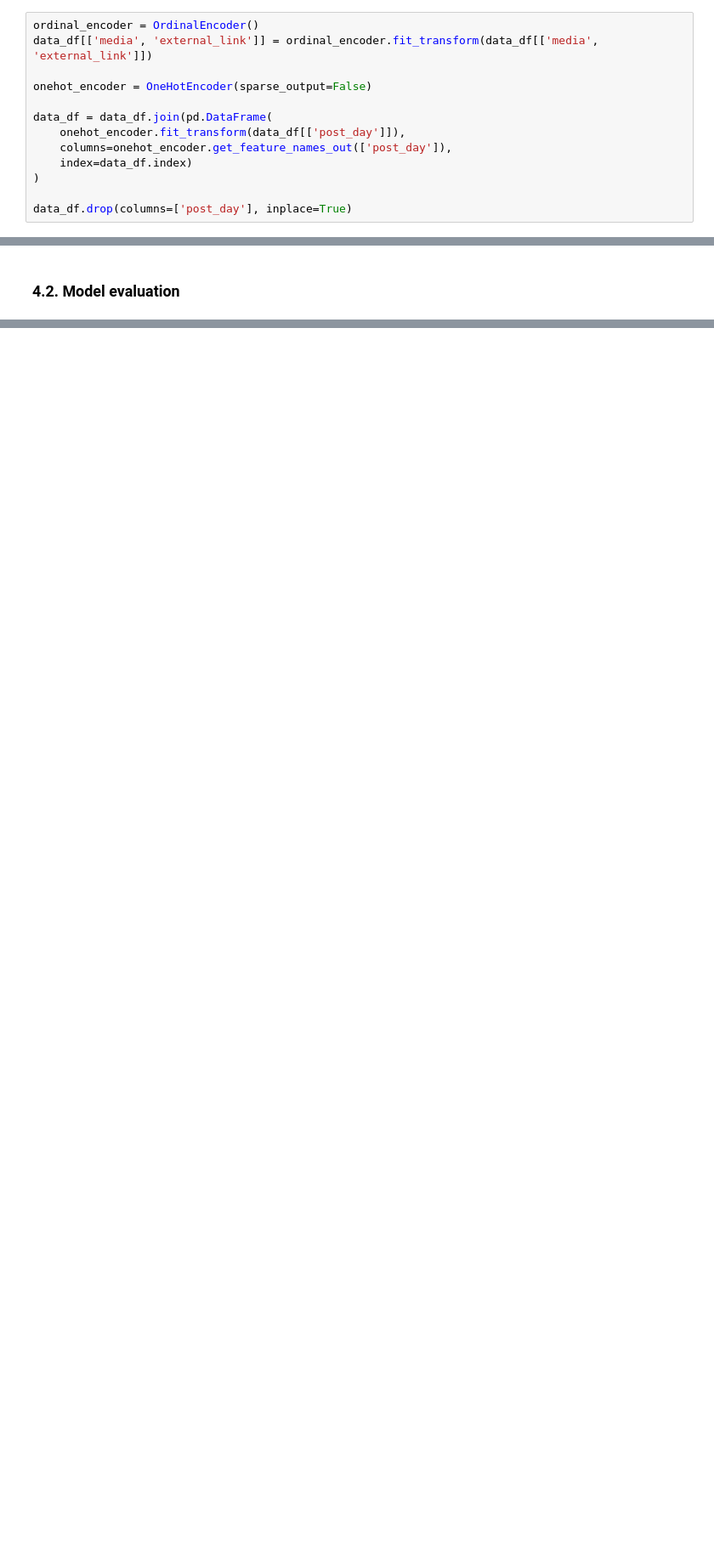
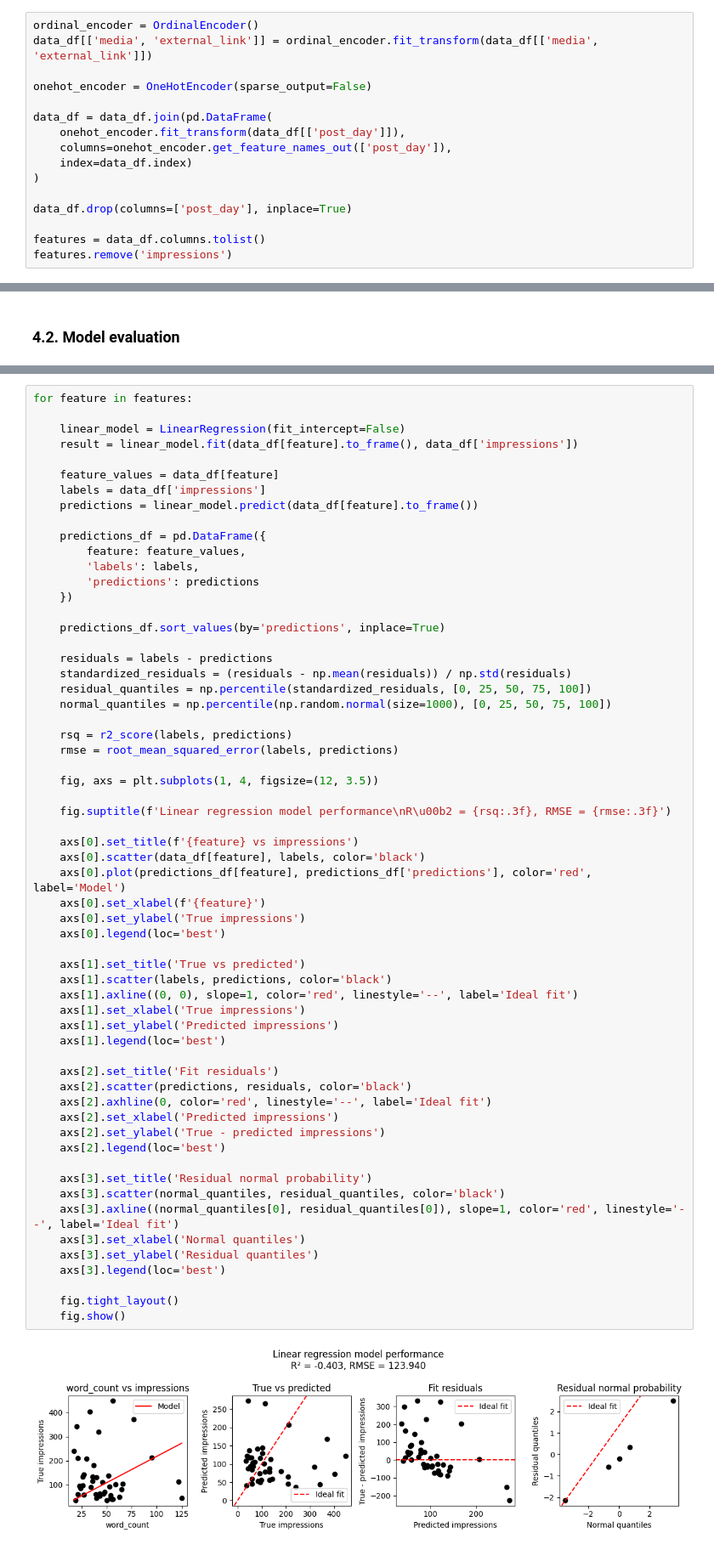
Before and after one commit to gperdrizet/linkedin_analytics, a Jupyter notebook: notebooks/post_impressions.ipynb, the cells around one changed output, grey strips where cells are left out. Shown at 85% size. Saved outputs shown, nothing was run; the diff lists cells and outputs as text; blank space fills up the shorter version.

```diff
--- a/notebooks/post_impressions.ipynb
+++ b/notebooks/post_impressions.ipynb
@@ -221,6 +233,9 @@ data_df = data_df.join(pd.DataFrame(
 )
 
 data_df.drop(columns=['post_day'], inplace=True)
+
+features = data_df.columns.tolist()
+features.remove('impressions')
 # %% [markdown]
 ### 3.4. Feature scaling
 # %%
@@ -304,0 +318,62 @@ plt.show()
+# %%
+for feature in features:
+
+    linear_model = LinearRegression(fit_intercept=False)
+    result = linear_model.fit(data_df[feature].to_frame(), data_df['impressions'])
+
+    feature_values = data_df[feature]
+    labels = data_df['impressions']
+    predictions = linear_model.predict(data_df[feature].to_frame())
+
+    predictions_df = pd.DataFrame({
+        feature: feature_values,
+        'labels': labels,
+        'predictions': predictions
+    })
+
+    predictions_df.sort_values(by='predictions', inplace=True)
+
+    residuals = labels - predictions
+    standardized_residuals = (residuals - np.mean(residuals)) / np.std(residuals)
+    residual_quantiles = np.percentile(standardized_residuals, [0, 25, 50, 75, 100])
+    normal_quantiles = np.percentile(np.random.normal(size=1000), [0, 25, 50, 75, 100])
+
+    rsq = r2_score(labels, predictions)
+    rmse = root_mean_squared_error(labels, predictions)
+
+    fig, axs = plt.subplots(1, 4, figsize=(12, 3.5))
+
+    fig.suptitle(f'Linear regression model performance\nR\u00b2 = {rsq:.3f}, RMSE = {rmse:.3f}')
+
+    axs[0].set_title(f'{feature} vs impressions')
+    axs[0].scatter(data_df[feature], labels, color='black')
+    axs[0].plot(predictions_df[feature], predictions_df['predictions'], color='red', label='Model')
+    axs[0].set_xlabel(f'{feature}')
+    axs[0].set_ylabel('True impressions')
+    axs[0].legend(loc='best')
+
+    axs[1].set_title('True vs predicted')
+    axs[1].scatter(labels, predictions, color='black')
+    axs[1].axline((0, 0), slope=1, color='red', linestyle='--', label='Ideal fit')
+    axs[1].set_xlabel('True impressions')
+    axs[1].set_ylabel('Predicted impressions')
+    axs[1].legend(loc='best')
+
+    axs[2].set_title('Fit residuals')
+    axs[2].scatter(predictions, residuals, color='black')
+    axs[2].axhline(0, color='red', linestyle='--', label='Ideal fit')
+    axs[2].set_xlabel('Predicted impressions')
+    axs[2].set_ylabel('True - predicted impressions')
+    axs[2].legend(loc='best')
+
+    axs[3].set_title('Residual normal probability')
+    axs[3].scatter(normal_quantiles, residual_quantiles, color='black')
+    axs[3].axline((normal_quantiles[0], residual_quantiles[0]), slope=1, color='red', linestyle='--', label='Ideal fit')
+    axs[3].set_xlabel('Normal quantiles')
+    axs[3].set_ylabel('Residual quantiles')
+    axs[3].legend(loc='best')
+
+    fig.tight_layout()
+    fig.show()
+# %% [output]
+[figure, added]
```
Also changed, not shown: parts of 14 cells of this notebook.
